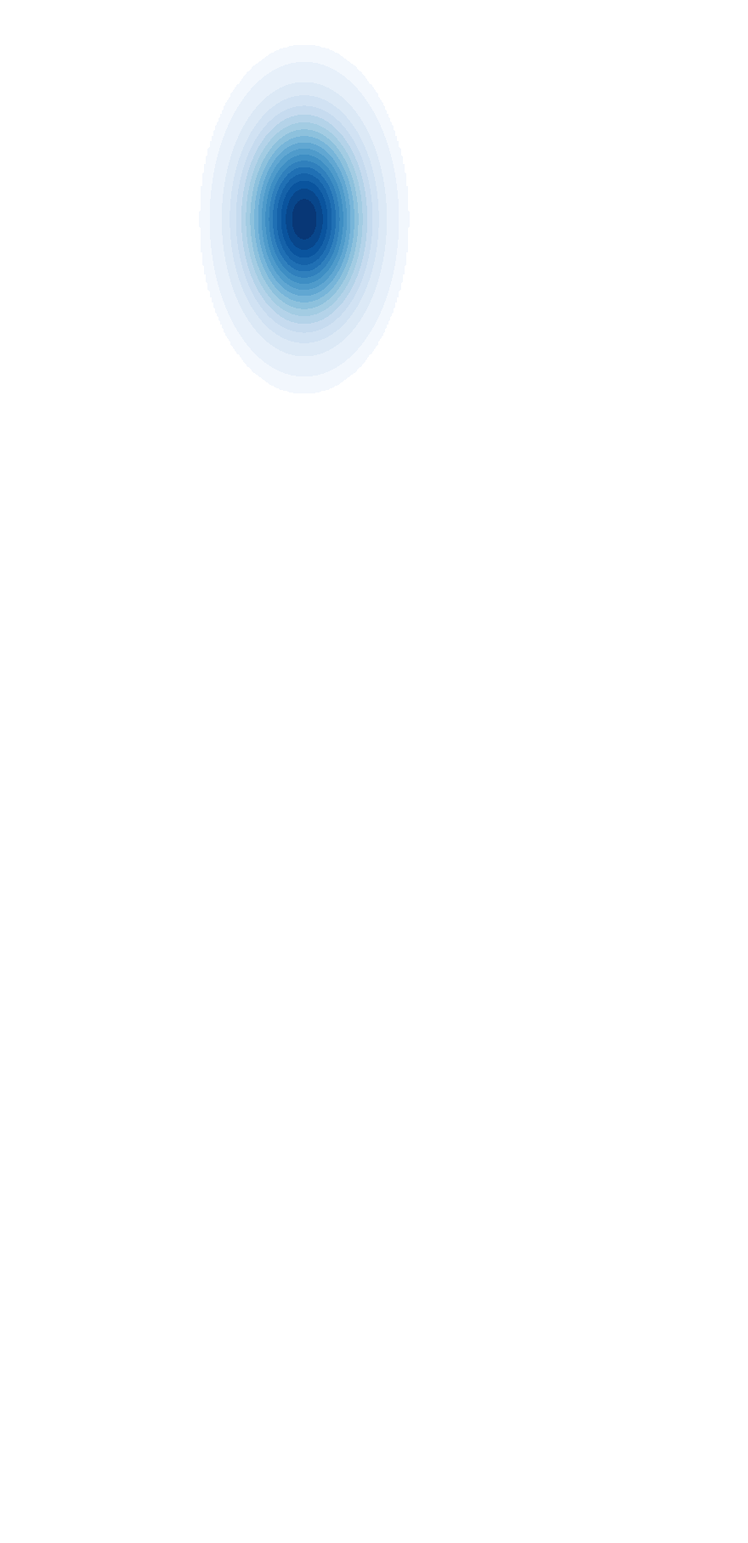
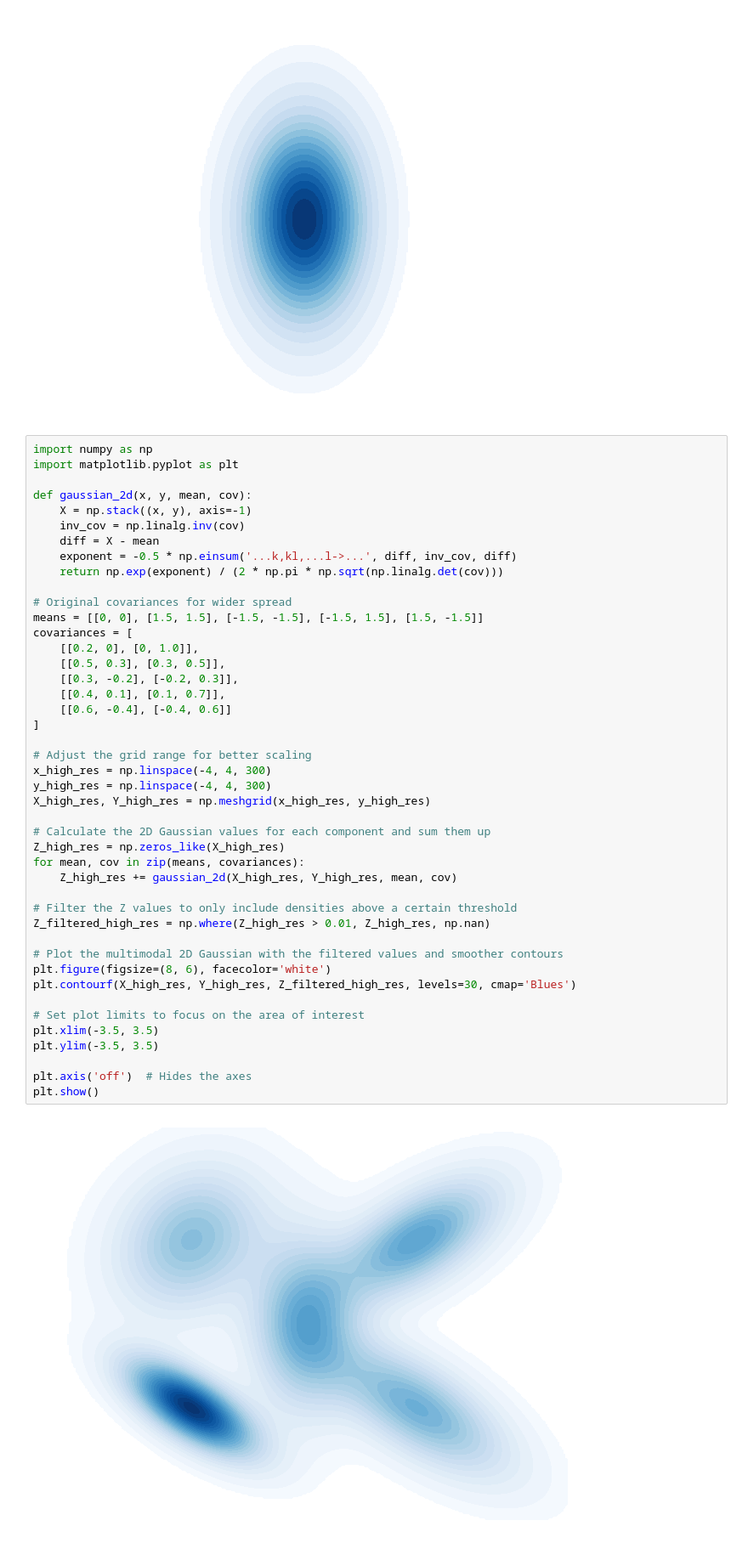
Before and after one commit to Mirorrn/PlayGround, a Jupyter notebook: Machine Learning/Gaussian-Plots.ipynb, the cells around one changed output. Shown at 85% size. Drawn from its saved outputs; the diff is of its cells as text; blank space fills up the shorter version.

Commit message:
multimodal plot

```diff
--- a/Machine Learning/Gaussian-Plots.ipynb
+++ b/Machine Learning/Gaussian-Plots.ipynb
@@ -34,3 +34,49 @@ plt.axis('off')  # Hides the axes
 plt.show()
 # %% [output]
 [figure]
+# %%
+import numpy as np
+import matplotlib.pyplot as plt
+
+def gaussian_2d(x, y, mean, cov):
+    X = np.stack((x, y), axis=-1)
+    inv_cov = np.linalg.inv(cov)
+    diff = X - mean
+    exponent = -0.5 * np.einsum('...k,kl,...l->...', diff, inv_cov, diff)
+    return np.exp(exponent) / (2 * np.pi * np.sqrt(np.linalg.det(cov)))
+
+# Original covariances for wider spread
+means = [[0, 0], [1.5, 1.5], [-1.5, -1.5], [-1.5, 1.5], [1.5, -1.5]]
+covariances = [
+    [[0.2, 0], [0, 1.0]],
+    [[0.5, 0.3], [0.3, 0.5]],
+    [[0.3, -0.2], [-0.2, 0.3]],
+    [[0.4, 0.1], [0.1, 0.7]],
+    [[0.6, -0.4], [-0.4, 0.6]]
+]
+
+# Adjust the grid range for better scaling
+x_high_res = np.linspace(-4, 4, 300)
+y_high_res = np.linspace(-4, 4, 300)
+X_high_res, Y_high_res = np.meshgrid(x_high_res, y_high_res)
+
+# Calculate the 2D Gaussian values for each component and sum them up
+Z_high_res = np.zeros_like(X_high_res)
+for mean, cov in zip(means, covariances):
+    Z_high_res += gaussian_2d(X_high_res, Y_high_res, mean, cov)
+
+# Filter the Z values to only include densities above a certain threshold
+Z_filtered_high_res = np.where(Z_high_res > 0.01, Z_high_res, np.nan)
+
+# Plot the multimodal 2D Gaussian with the filtered values and smoother contours
+plt.figure(figsize=(8, 6), facecolor='white')
+plt.contourf(X_high_res, Y_high_res, Z_filtered_high_res, levels=30, cmap='Blues')
+
+# Set plot limits to focus on the area of interest
+plt.xlim(-3.5, 3.5)
+plt.ylim(-3.5, 3.5)
+
+plt.axis('off')  # Hides the axes
+plt.show()
+# %% [output]
+[figure, added]
```
